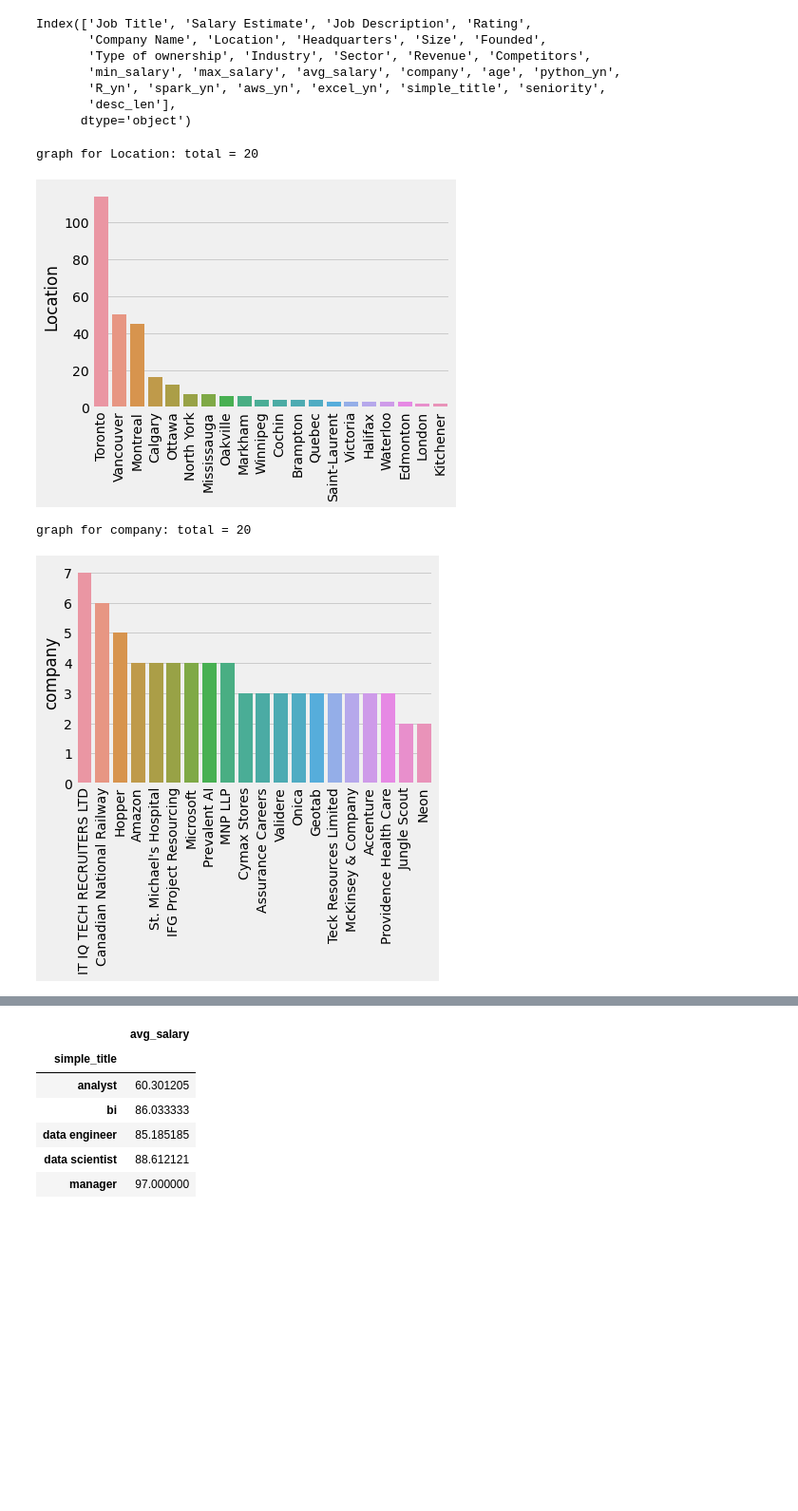
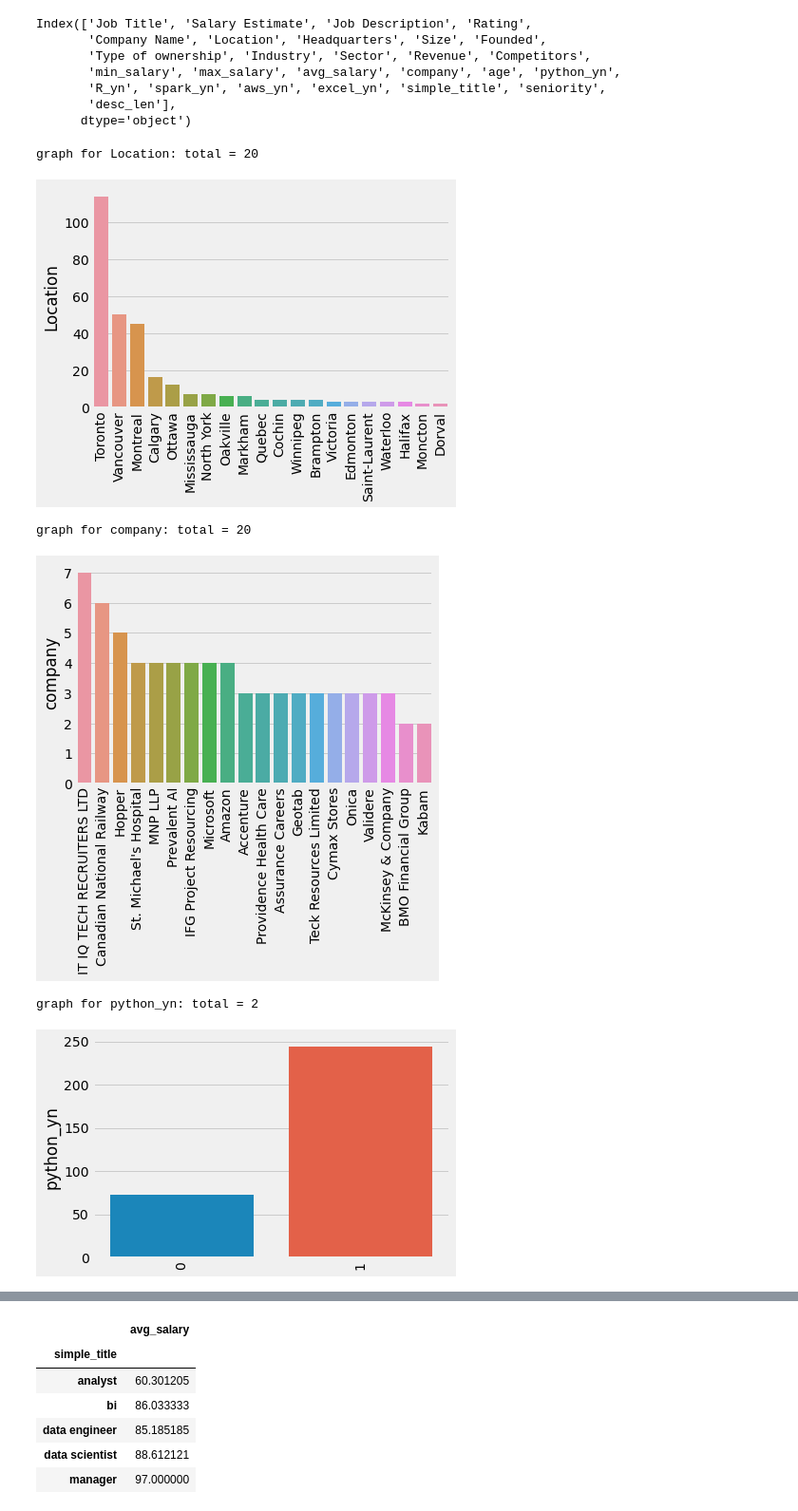
Before and after one commit to KO-Adu/salary_proj, a Jupyter notebook: data_eda.ipynb, the cells around one changed output, grey strips where cells are left out. Shown at 95% size. Saved outputs shown, nothing was run; the diff lists cells and outputs as text; code cells hidden in the pictures; blank space fills up the shorter version.

```diff
--- a/data_eda.ipynb
+++ b/data_eda.ipynb
@@ -208,14 +208,17 @@ df_cat = df[['Location', 'Size','Type of ownership','Sector', 'Revenue','company
 #     chart.set_xticklabels(chart.get_xticklabels(), rotation=90)
 #     plt.show()
 # %%
-for i in df_cat[['Location','company']].columns:
+for i in df_cat[['Location','company', 'python_yn','R_yn', 'spark_yn', 'aws_yn',
+                'excel_yn']].columns:
     cat_num = df_cat[i].value_counts()[:20]
     print("graph for %s: total = %d" % (i, len(cat_num)))
     chart = sns.barplot(x=cat_num.index, y=cat_num)
     chart.set_xticklabels(chart.get_xticklabels(), rotation=90)
     plt.show()
 # %% [output]
 graph for Location: total = 20
-[figure, old version]
+[figure, new version]
 graph for company: total = 20
-[figure, old version]
+[figure, new version]
+graph for python_yn: total = 2
+[figure, added]
```
Also changed, not shown: parts of 4 cells of this notebook, 3 other files.
